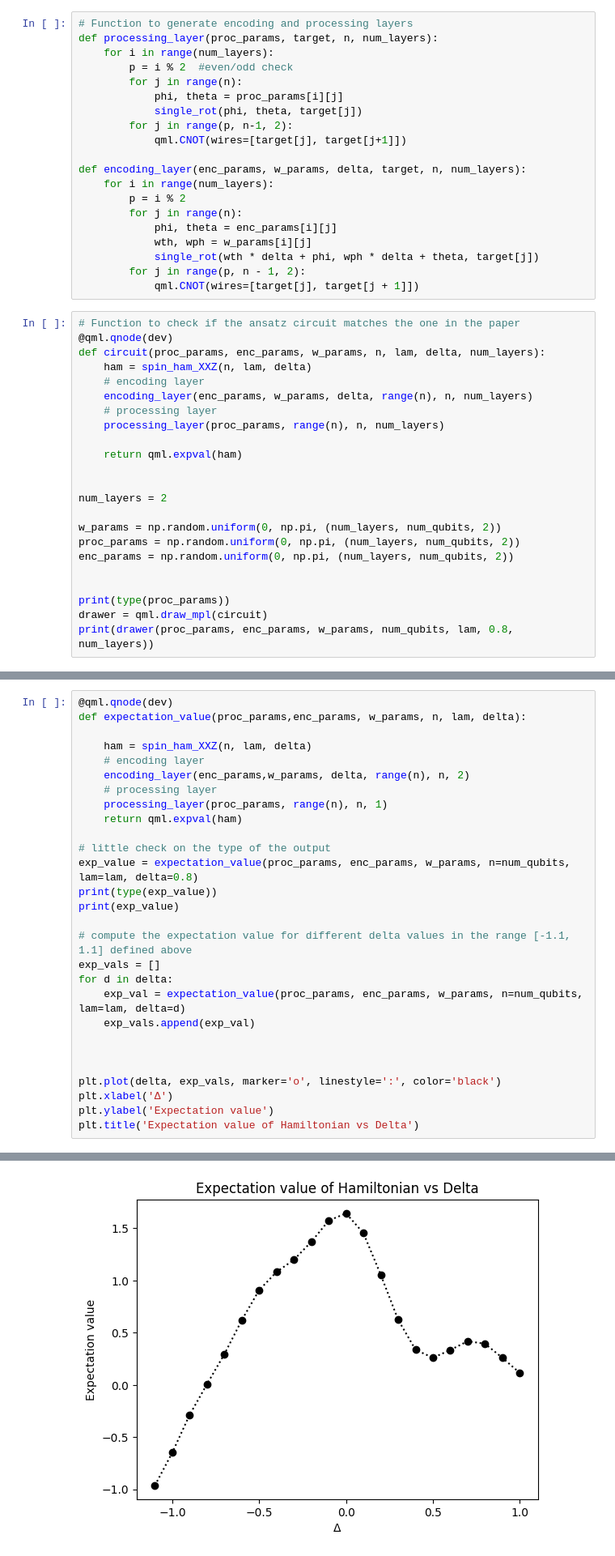
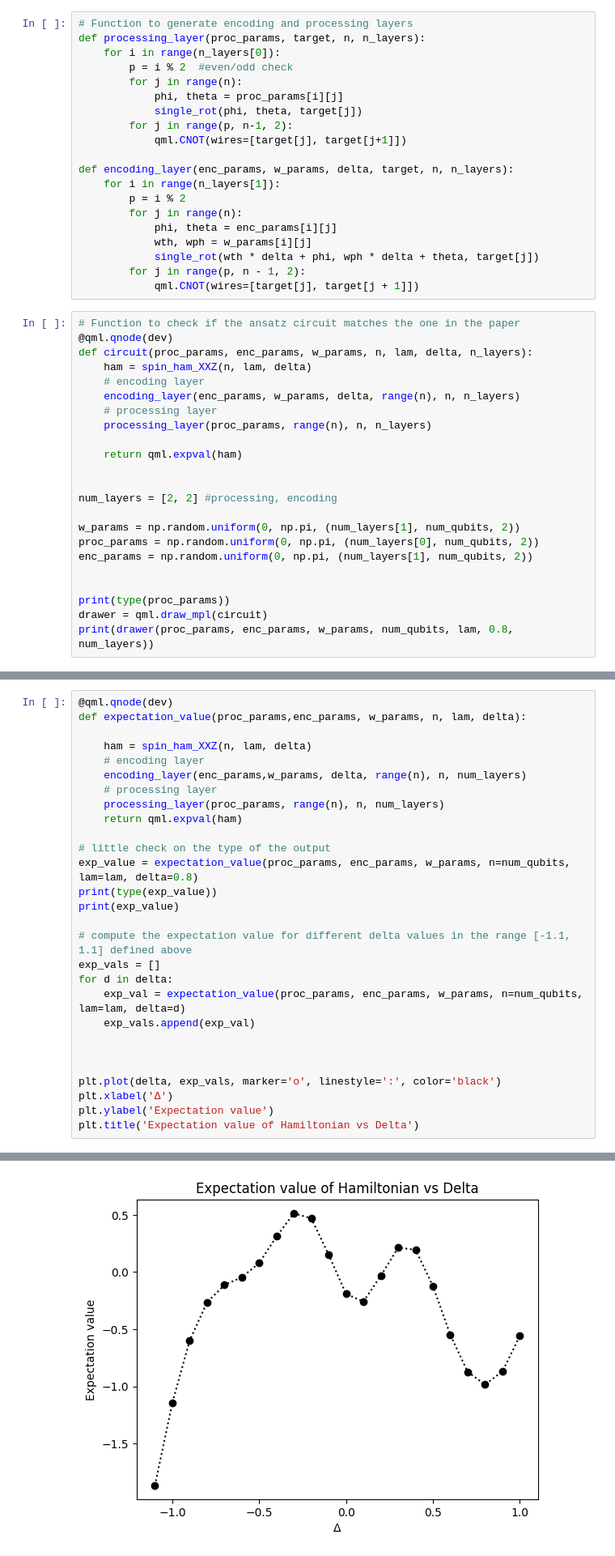
Before and after one commit to aidegare/meta-VQE, a Jupyter notebook: meta_VQE_BFGS.ipynb, the cells around one changed output, grey strips where cells are left out. Shown: that part at 81% size. Cells and saved outputs as stored; diff of their text form.

Commit message:
correct 4 qubits initialization

```diff
--- a/meta_VQE_BFGS.ipynb
+++ b/meta_VQE_BFGS.ipynb
@@ -80,8 +80,8 @@ def single_rot(phi,theta, target):
     qml.RY(theta, wires=target)
 # %%
 # Function to generate encoding and processing layers
-def processing_layer(proc_params, target, n, num_layers):
-    for i in range(num_layers):
+def processing_layer(proc_params, target, n, n_layers):
+    for i in range(n_layers[0]):
         p = i % 2  #even/odd check
         for j in range(n):
             phi, theta = proc_params[i][j]
@@ -89,8 +89,8 @@ def processing_layer(proc_params, target, n, num_layers):
         for j in range(p, n-1, 2):
             qml.CNOT(wires=[target[j], target[j+1]])
 
-def encoding_layer(enc_params, w_params, delta, target, n, num_layers):
-    for i in range(num_layers):
+def encoding_layer(enc_params, w_params, delta, target, n, n_layers):
+    for i in range(n_layers[1]):
         p = i % 2
         for j in range(n):
             phi, theta = enc_params[i][j]
@@ -101,21 +101,21 @@ def encoding_layer(enc_params, w_params, delta, target, n, num_layers):
 # %%
 # Function to check if the ansatz circuit matches the one in the paper
 @qml.qnode(dev)
-def circuit(proc_params, enc_params, w_params, n, lam, delta, num_layers):
+def circuit(proc_params, enc_params, w_params, n, lam, delta, n_layers):
     ham = spin_ham_XXZ(n, lam, delta)
     # encoding layer
-    encoding_layer(enc_params, w_params, delta, range(n), n, num_layers)
+    encoding_layer(enc_params, w_params, delta, range(n), n, n_layers)
     # processing layer
-    processing_layer(proc_params, range(n), n, num_layers)
+    processing_layer(proc_params, range(n), n, n_layers)
 
     return qml.expval(ham)
 
 
-num_layers = 2
+num_layers = [2, 2] #processing, encoding
 
-w_params = np.random.uniform(0, np.pi, (num_layers, num_qubits, 2))
-proc_params = np.random.uniform(0, np.pi, (num_layers, num_qubits, 2))
-enc_params = np.random.uniform(0, np.pi, (num_layers, num_qubits, 2))
+w_params = np.random.uniform(0, np.pi, (num_layers[1], num_qubits, 2))
+proc_params = np.random.uniform(0, np.pi, (num_layers[0], num_qubits, 2))
+enc_params = np.random.uniform(0, np.pi, (num_layers[1], num_qubits, 2))
 
 
 print(type(proc_params))
@@ -131,9 +131,9 @@ def expectation_value(proc_params,enc_params, w_params, n, lam, delta):
 
     ham = spin_ham_XXZ(n, lam, delta)
     # encoding layer
-    encoding_layer(enc_params,w_params, delta, range(n), n, 2)
+    encoding_layer(enc_params,w_params, delta, range(n), n, num_layers)
     # processing layer
-    processing_layer(proc_params, range(n), n, 1)
+    processing_layer(proc_params, range(n), n, num_layers)
     return qml.expval(ham)
 
 # little check on the type of the output
@@ -159,4 +159,4 @@ plt.title('Expectation value of Hamiltonian vs Delta')
 Text(0.5, 1.0, 'Expectation value of Hamiltonian vs Delta')
-[figure, old version]
+[figure, new version]
 # %%
 # generate circuit
```
Also changed, not shown: parts of 18 cells of this notebook.
